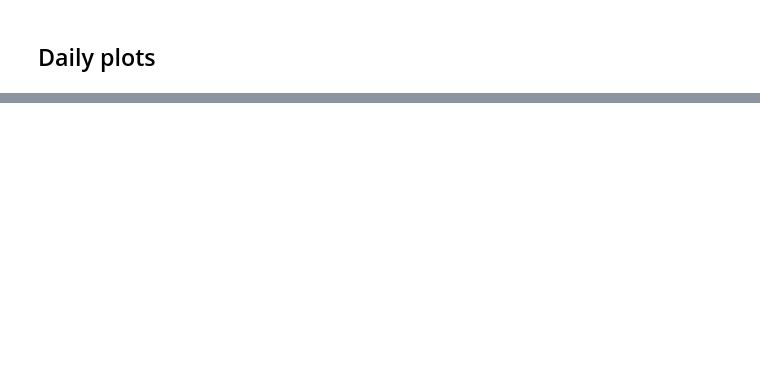
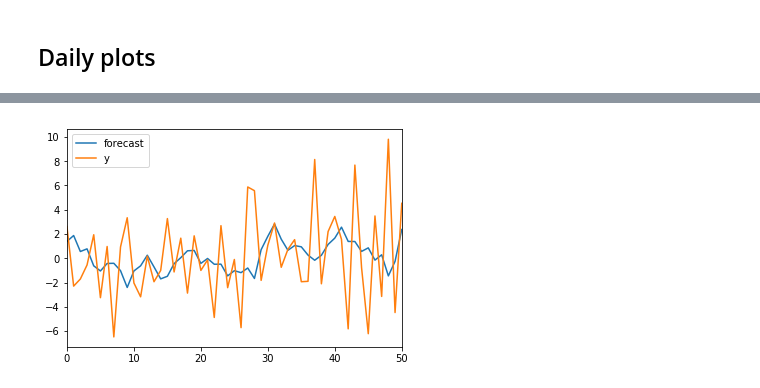
Before and after one commit to gianpy15/DMProject, a Jupyter notebook: notebooks/Gianpy/plots.ipynb, the cells around one changed output, grey strips where cells are left out. Saved outputs shown, nothing was run; the diff lists cells and outputs as text; code cells hidden in the pictures; blank space fills up the shorter version.

```diff
--- a/notebooks/Gianpy/plots.ipynb
+++ b/notebooks/Gianpy/plots.ipynb
@@ -122,0 +111,4 @@ sns.lineplot(x=daily_df.DATETIME_UTC, y=daily_df.SPEED_AVG, hue=daily_df.ROAD_TY
+# %%
+model = sm.tsa.ARIMA(speed_train[SPEED_AVG].diff().iloc[1:].values, order=(3,1,0))
+result = model.fit()
+result.summary()
@@ -122,0 +134,5 @@ sns.lineplot(x=daily_df.DATETIME_UTC, y=daily_df.SPEED_AVG, hue=daily_df.ROAD_TY
+# %%
+plot = result.plot_predict(start=150, end=200)
+plt.show()
+# %% [output]
+[figure, added]
```
Also changed, not shown: parts of 21 cells of this notebook, 5 other files.
